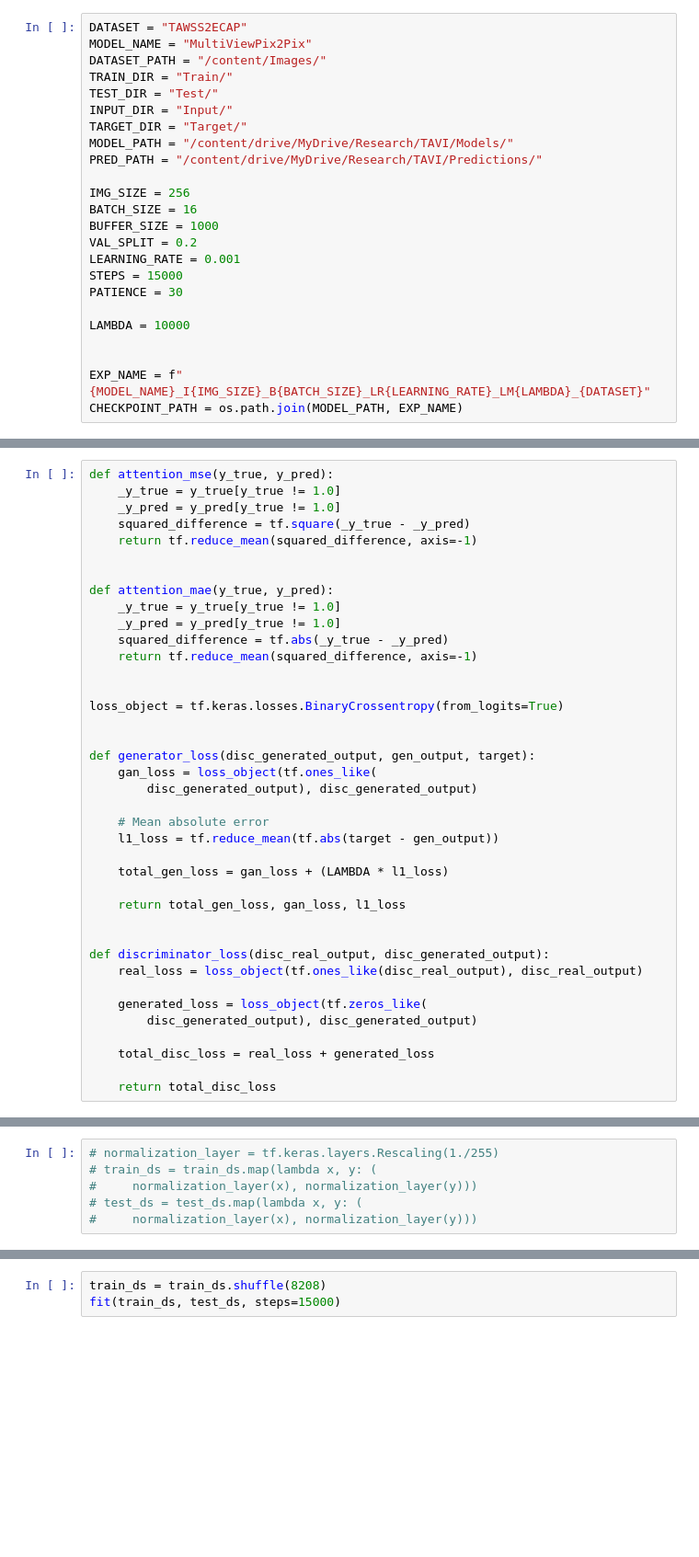
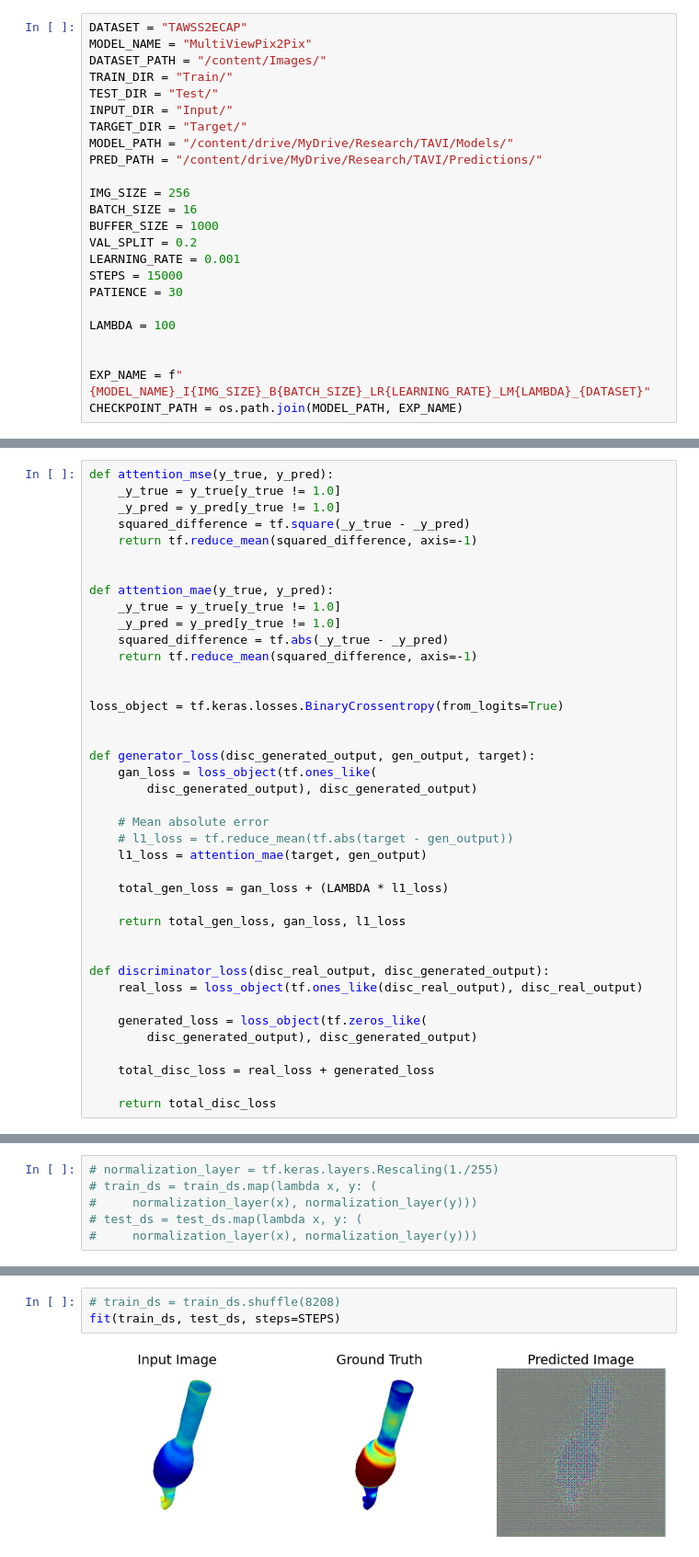
Before and after one commit to atick-faisal/MultiViewUNet-Aneurysm, a Jupyter notebook: src/colab/MultiViewPix2Pix.ipynb, the cells around one changed output, grey strips where cells are left out. Shown at 92% size. Drawn from its saved outputs; the diff is of its cells as text; blank space fills up the shorter version.

```diff
--- a/src/colab/MultiViewPix2Pix.ipynb
+++ b/src/colab/MultiViewPix2Pix.ipynb
@@ -73,7 +97,7 @@ LEARNING_RATE = 0.001
 STEPS = 15000
 PATIENCE = 30
 
-LAMBDA = 10000
+LAMBDA = 100
 
 
 EXP_NAME = f"{MODEL_NAME}_I{IMG_SIZE}_B{BATCH_SIZE}_LR{LEARNING_RATE}_LM{LAMBDA}_{DATASET}"
@@ -265,7 +289,8 @@ def generator_loss(disc_generated_output, gen_output, target):
         disc_generated_output), disc_generated_output)
 
     # Mean absolute error
-    l1_loss = tf.reduce_mean(tf.abs(target - gen_output))
+    # l1_loss = tf.reduce_mean(tf.abs(target - gen_output))
+    l1_loss = attention_mae(target, gen_output)
 
     total_gen_loss = gan_loss + (LAMBDA * l1_loss)
 
@@ -426,3 +470,5 @@ test_ds = test_ds.map(lambda x, y: (
 # %%
-train_ds = train_ds.shuffle(8208)
-fit(train_ds, test_ds, steps=15000)
+# train_ds = train_ds.shuffle(8208)
+fit(train_ds, test_ds, steps=STEPS)
+# %% [output]
+[figure, added]
```
Also changed, not shown: parts of 8 cells of this notebook.
